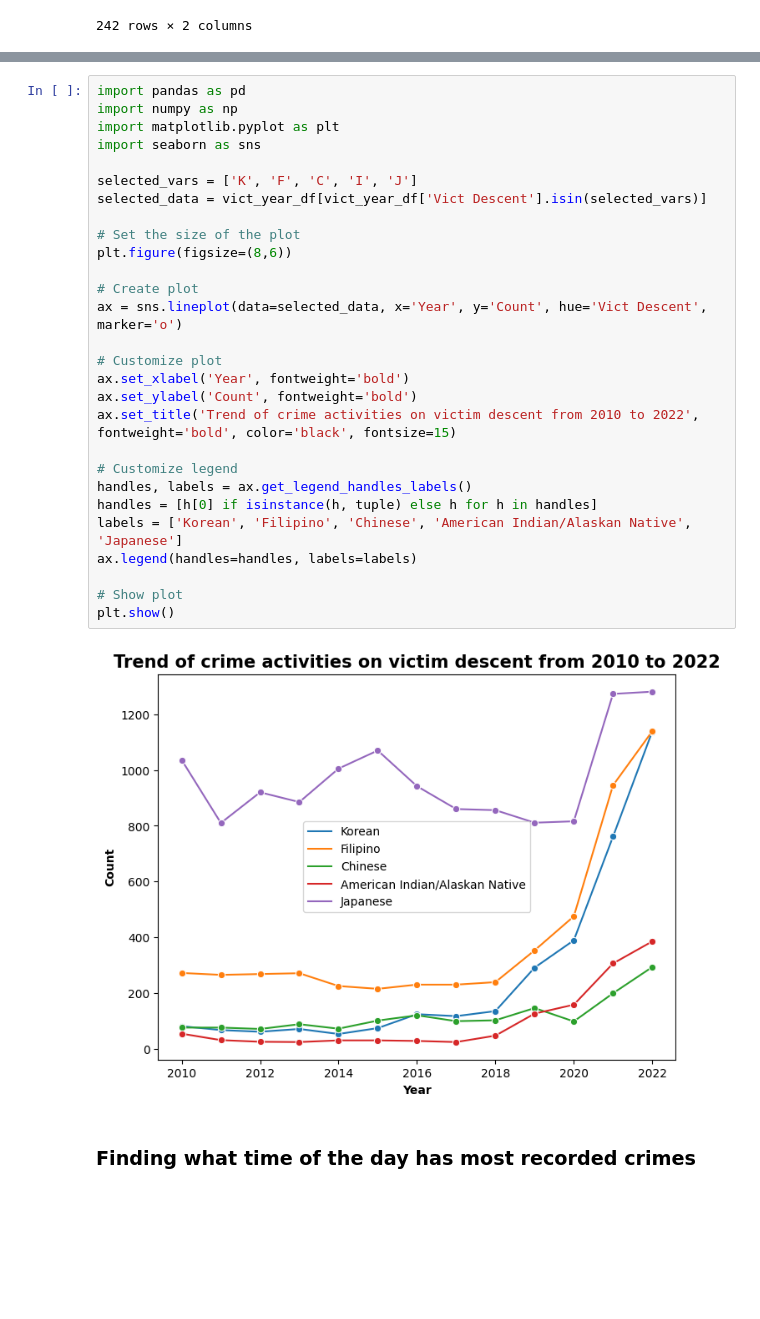
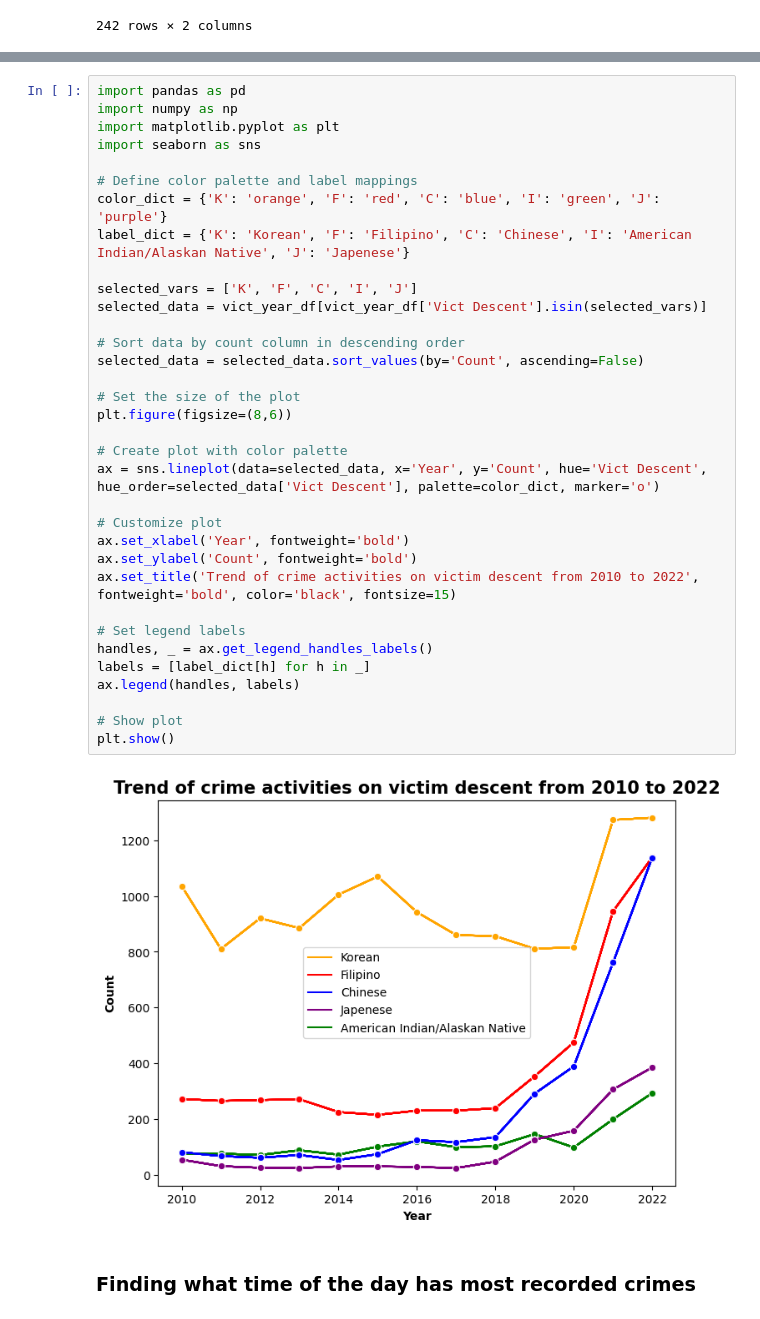
Before and after one commit to nidula/Analysing-Crime-Data-LA, a Jupyter notebook: Crime_Data_Analysis.ipynb, the cells around one changed output, grey strips where cells are left out. Cells and saved outputs as stored; diff of their text form; blank space fills up the shorter version.

```diff
--- a/Crime_Data_Analysis.ipynb
+++ b/Crime_Data_Analysis.ipynb
@@ -821,33 +834,39 @@ plt.show()
 # %%
 import pandas as pd
 import numpy as np
 import matplotlib.pyplot as plt
 import seaborn as sns
 
+# Define color palette and label mappings
+color_dict = {'K': 'orange', 'F': 'red', 'C': 'blue', 'I': 'green', 'J': 'purple'}
+label_dict = {'K': 'Korean', 'F': 'Filipino', 'C': 'Chinese', 'I': 'American Indian/Alaskan Native', 'J': 'Japenese'}
+
 selected_vars = ['K', 'F', 'C', 'I', 'J']
 selected_data = vict_year_df[vict_year_df['Vict Descent'].isin(selected_vars)]
+
+# Sort data by count column in descending order
+selected_data = selected_data.sort_values(by='Count', ascending=False)
 
 # Set the size of the plot
 plt.figure(figsize=(8,6))
 
-# Create plot
-ax = sns.lineplot(data=selected_data, x='Year', y='Count', hue='Vict Descent', marker='o')
+# Create plot with color palette
+ax = sns.lineplot(data=selected_data, x='Year', y='Count', hue='Vict Descent', hue_order=selected_data['Vict Descent'], palette=color_dict, marker='o')
 
 # Customize plot
 ax.set_xlabel('Year', fontweight='bold')
 ax.set_ylabel('Count', fontweight='bold')
 ax.set_title('Trend of crime activities on victim descent from 2010 to 2022', fontweight='bold', color='black', fontsize=15)
 
-# Customize legend
-handles, labels = ax.get_legend_handles_labels()
-handles = [h[0] if isinstance(h, tuple) else h for h in handles]
-labels = ['Korean', 'Filipino', 'Chinese', 'American Indian/Alaskan Native', 'Japanese']
-ax.legend(handles=handles, labels=labels)
+# Set legend labels
+handles, _ = ax.get_legend_handles_labels()
+labels = [label_dict[h] for h in _]
+ax.legend(handles, labels)
 
-# Show plot
+# Show plot
 plt.show()
 # %% [output]
-[figure, old version]
+[figure, new version]
 # %% [markdown]
 ### Finding what time of the day has most recorded crimes
 # %%
```
Also changed, not shown: parts of 10 cells of this notebook.
